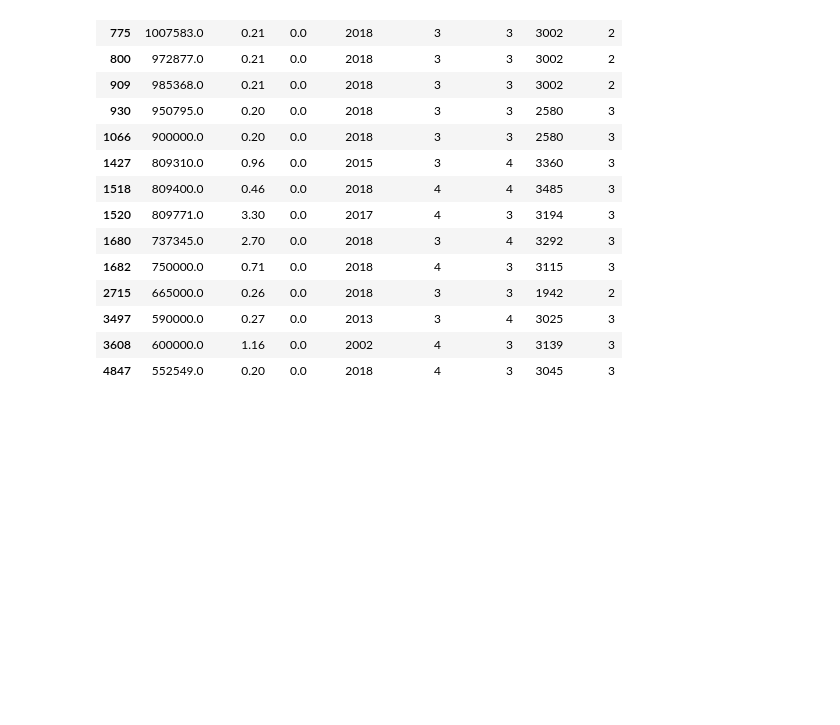
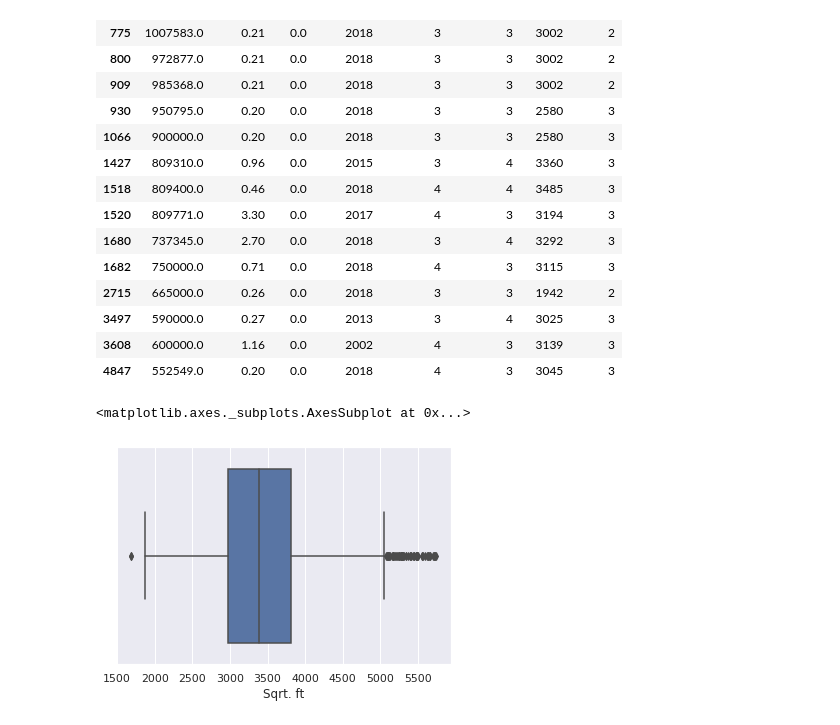
Before and after one commit to Jiji-96/Data-Cleaning-and-EDA, a Jupyter notebook: google_drive_data.ipynb, the cells around one changed output. Saved outputs shown, nothing was run; the diff lists cells and outputs as text; code cells hidden in the pictures; blank space fills up the shorter version.

```diff
--- a/google_drive_data.ipynb
+++ b/google_drive_data.ipynb
@@ -629,3 +629,8 @@ df2.loc[df2['taxes'] == 0.0  ]
 | 3497 | 590000.0 | 0.27 | 0.0 | 2013 | 3 | 4 | 3025 | 3 |
 | 3608 | 600000.0 | 1.16 | 0.0 | 2002 | 4 | 3 | 3139 | 3 |
 | 4847 | 552549.0 | 0.20 | 0.0 | 2018 | 4 | 3 | 3045 | 3 |
+# %%
+sns.boxplot(x=df2['Sqrt. ft'])
+# %% [output]
+<matplotlib.axes._subplots.AxesSubplot at 0x...>
+[figure, added]
```
Also changed, not shown: parts of 11 cells of this notebook.
